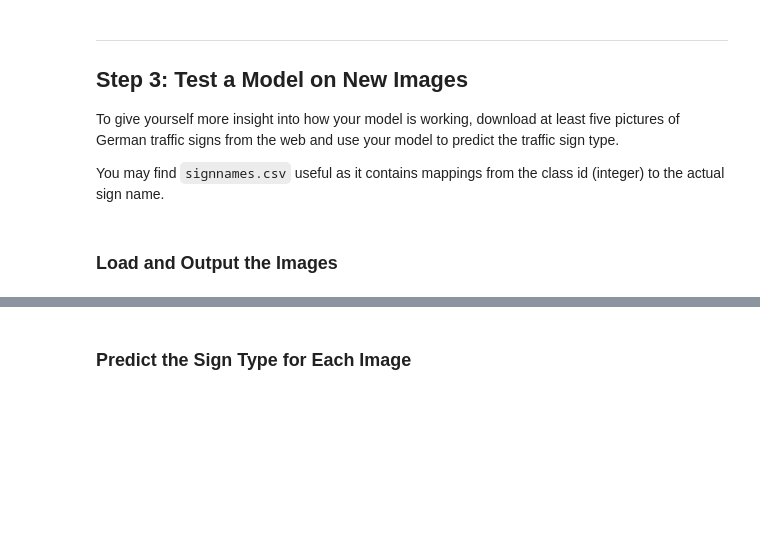
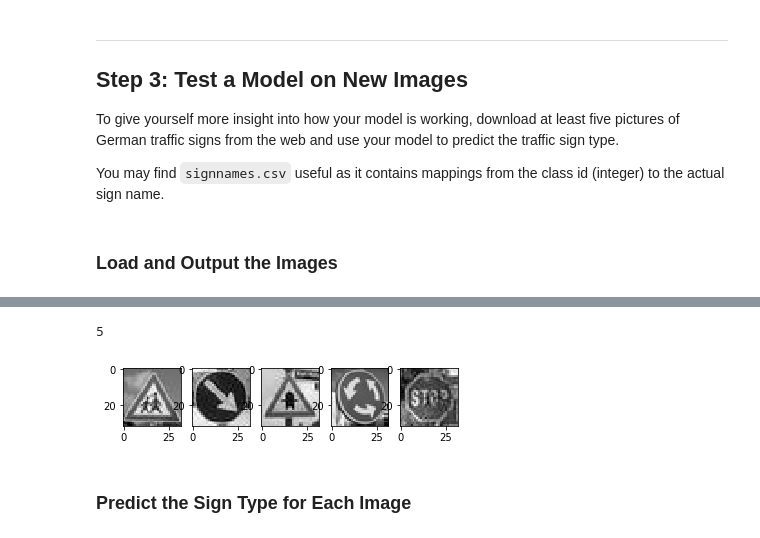
Before and after one commit to Conciliabulle/Traffic_Sign_Classifier, a Jupyter notebook: Traffic_Sign_Classifier.ipynb, the cells around one changed output, grey strips where cells are left out. Drawn from its saved outputs; the diff is of its cells as text; code cells hidden in the pictures; blank space fills up the shorter version.

```diff
--- a/Traffic_Sign_Classifier.ipynb
+++ b/Traffic_Sign_Classifier.ipynb
@@ -415,3 +459,24 @@ You may find `signnames.csv` useful as it contains mappings from the class id (i
+# %%
+#conversion to gray scale
+x_gray = []
+plt.figure(1)
+
+print(x.shape[0])
+for im in range(0, x.shape[0]):
+    x_gray.append(gray_scale(x[im][:][:]))
+    plt.subplot(1,5,im+1)
+    plt.imshow(x_gray[im],cmap="gray")
+
+plt.show()
+
+#children_28 = gray_scale()
+#right_38 = gray_scale()
+#priority_12 = gray_scale()
+#roundabout_40 = gray_scale(roundabout_40)
+#stop_14 = gray_scale(stop_14)
+# %% [output]
+5
+[figure, added]
 # %% [markdown]
 ### Predict the Sign Type for Each Image
 # %%
```
Also changed, not shown: parts of 4 cells of this notebook.
